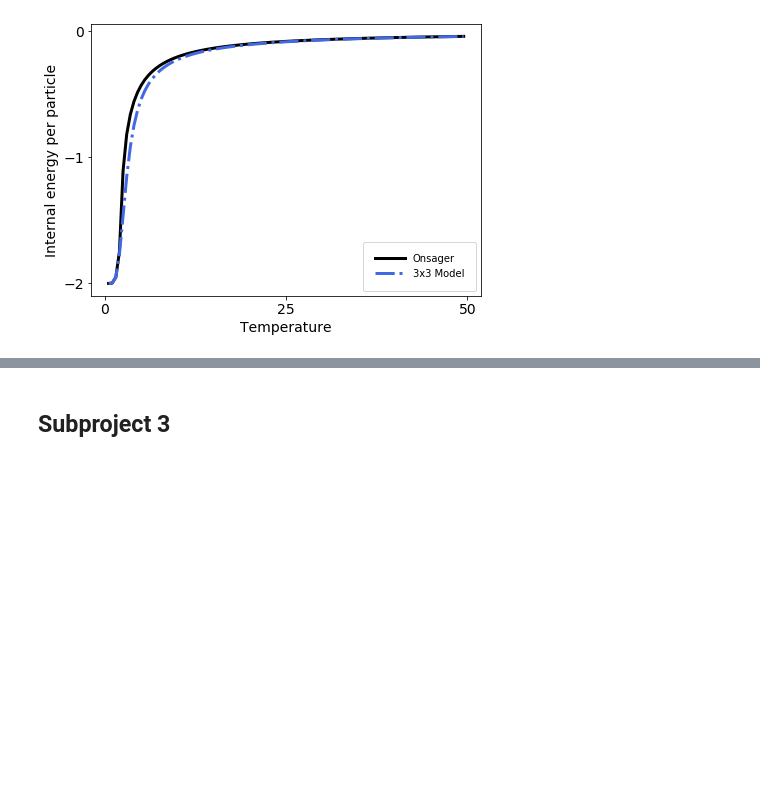
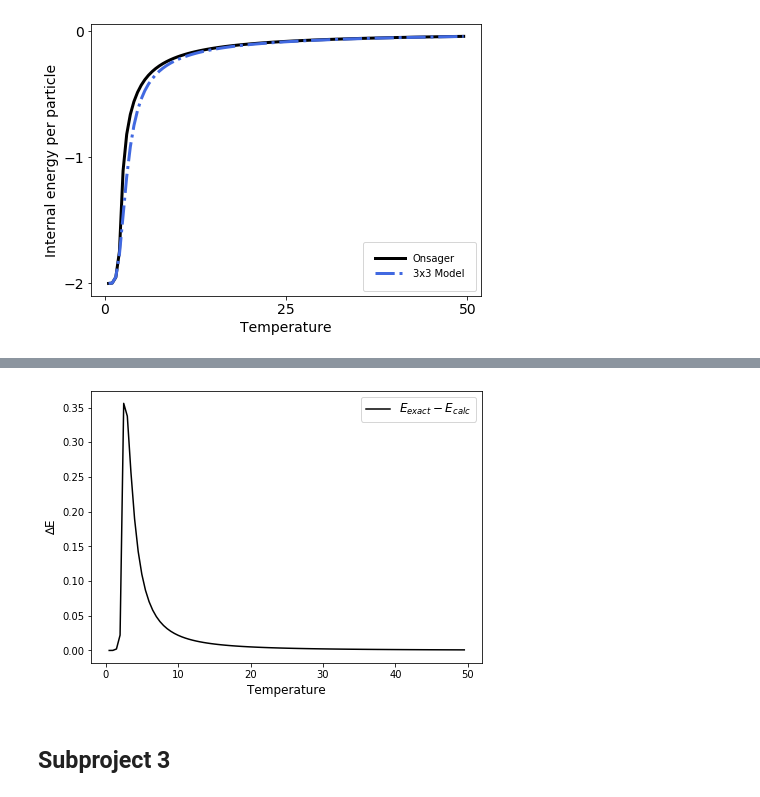
Before and after one commit to ajdominic/statmech, a Jupyter notebook: ajd_ising.ipynb, the cells around one changed output, grey strips where cells are left out. Saved outputs shown, nothing was run; the diff lists cells and outputs as text; code cells hidden in the pictures; blank space fills up the shorter version.

```diff
--- a/ajd_ising.ipynb
+++ b/ajd_ising.ipynb
@@ -87,3 +86,13 @@ c.plt_onsager(T_ons, E_plt_list, "OnsagerVs3x3.pdf")
+# %%
+plt.figure(0, figsize=(7, 5))
+plt.plot(T_ons, np.abs(E_ons - E_array), c="black", label="$E_{exact} - E_{calc}$")
+plt.xlabel("Temperature", fontsize=12)
+plt.ylabel("∆E", fontsize=12)
+plt.legend(loc="upper right", fontsize=12)
+#plt.savefig("comparison_to_exact_final.pdf")
+plt.show()
+# %% [output]
+[figure, added]
 # %% [markdown]
 ## Subproject 3
 # %% [markdown]
```
Also changed, not shown: parts of 22 cells of this notebook.
